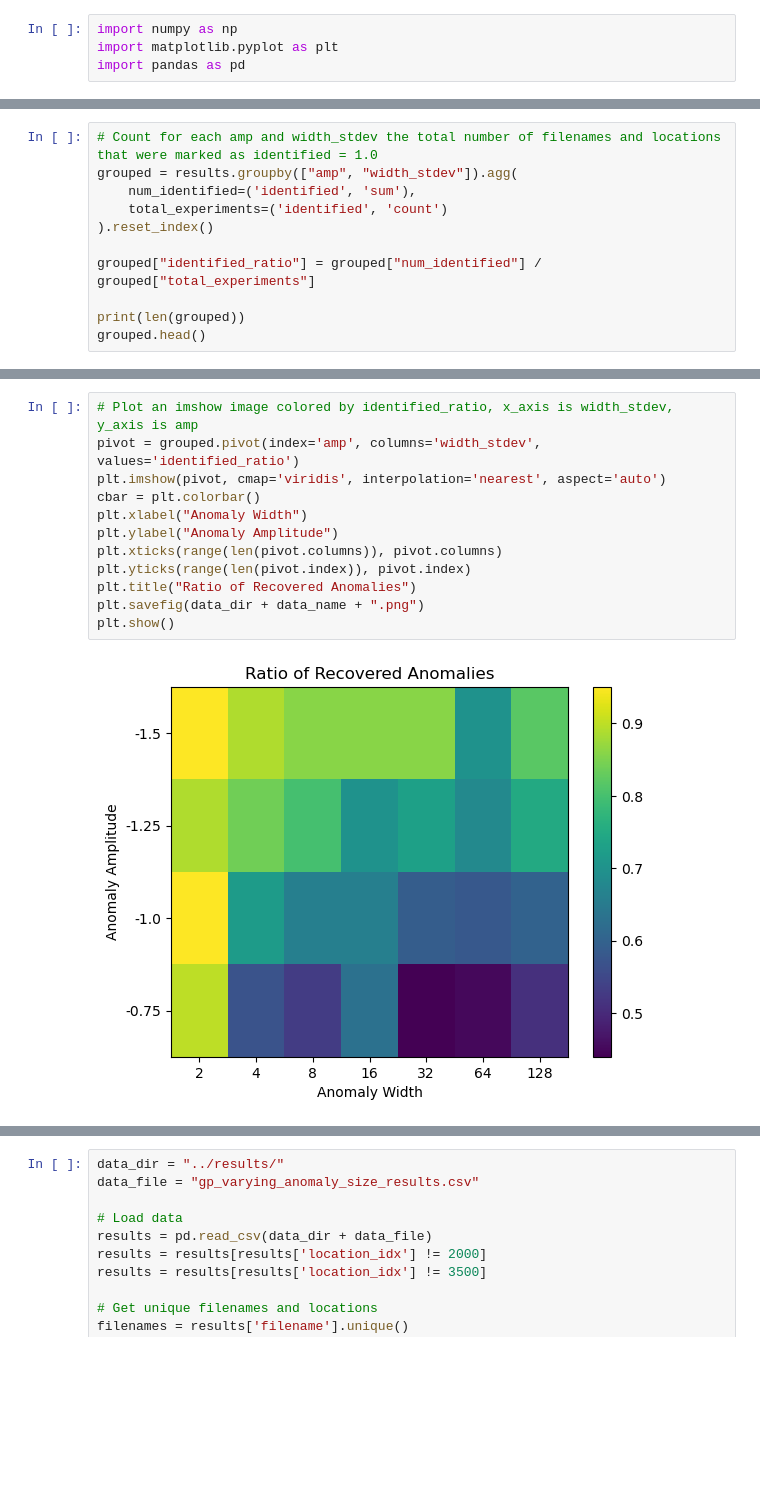
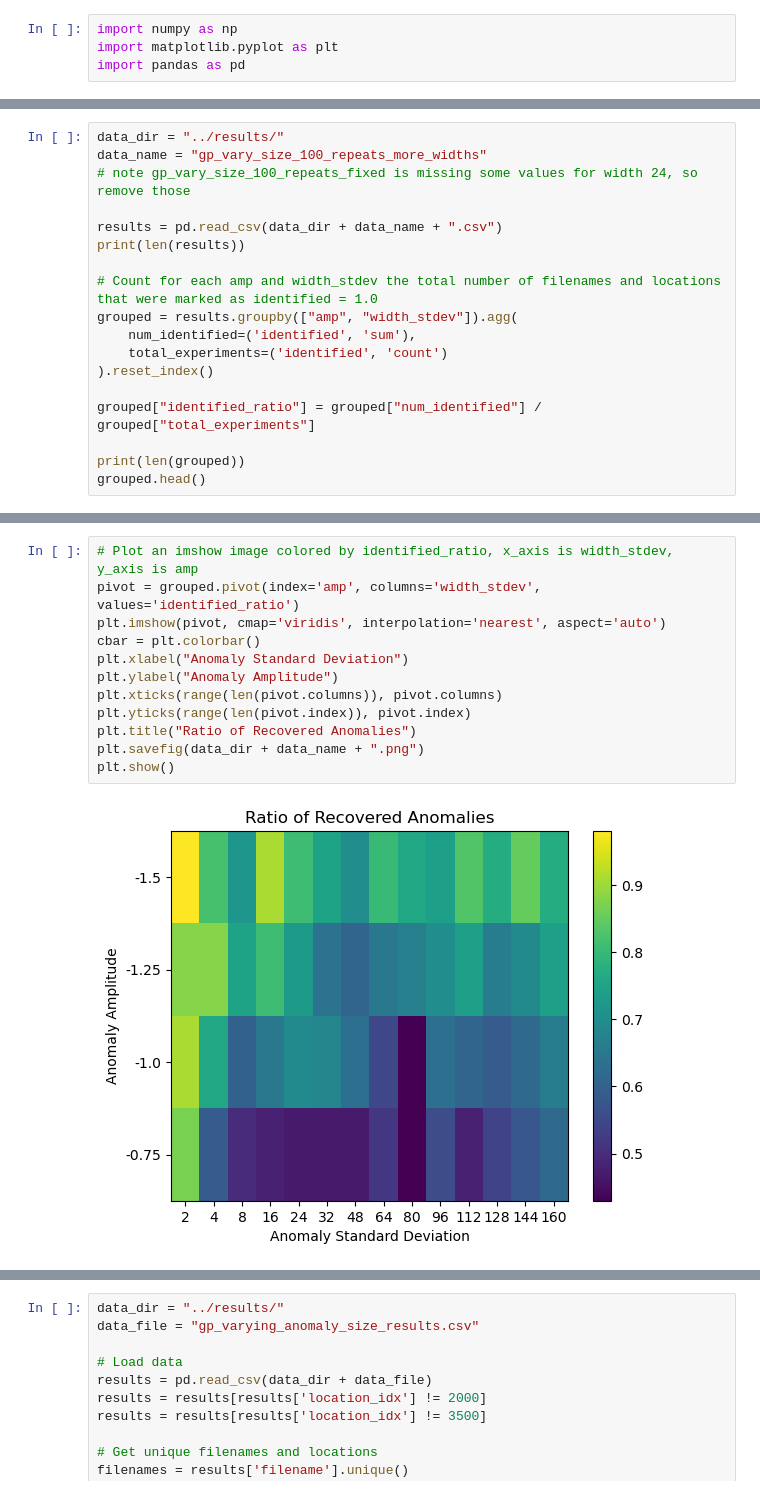
Before and after one commit to linneawolniewicz/dipper-detection, a Jupyter notebook: scripts/analyze.ipynb, the cells around one changed output, grey strips where cells are left out. Cells and saved outputs as stored; diff of their text form; blank space fills up the shorter version.

Commit message:
Add new 3 lightcurve random injection plot

```diff
--- a/scripts/analyze.ipynb
+++ b/scripts/analyze.ipynb
@@ -23,4 +8,11 @@ results.head()
 # %%
+data_dir = "../results/"
+data_name = "gp_vary_size_100_repeats_more_widths"
+# note gp_vary_size_100_repeats_fixed is missing some values for width 24, so remove those
+
+results = pd.read_csv(data_dir + data_name + ".csv")
+print(len(results))
+
 # Count for each amp and width_stdev the total number of filenames and locations that were marked as identified = 1.0
 grouped = results.groupby(["amp", "width_stdev"]).agg(
     num_identified=('identified', 'sum'),
@@ -42,14 +35,14 @@ grouped.head()
 # %%
 # Plot an imshow image colored by identified_ratio, x_axis is width_stdev, y_axis is amp
 pivot = grouped.pivot(index='amp', columns='width_stdev', values='identified_ratio')
 plt.imshow(pivot, cmap='viridis', interpolation='nearest', aspect='auto')
 cbar = plt.colorbar()
-plt.xlabel("Anomaly Width")
+plt.xlabel("Anomaly Standard Deviation")
 plt.ylabel("Anomaly Amplitude")
 plt.xticks(range(len(pivot.columns)), pivot.columns)
 plt.yticks(range(len(pivot.index)), pivot.index)
 plt.title("Ratio of Recovered Anomalies")
 plt.savefig(data_dir + data_name + ".png")
 plt.show()
 # %% [output]
-[figure, old version]
+[figure, new version]
```
Also changed, not shown: parts of 8 cells of this notebook, 2 other files.
